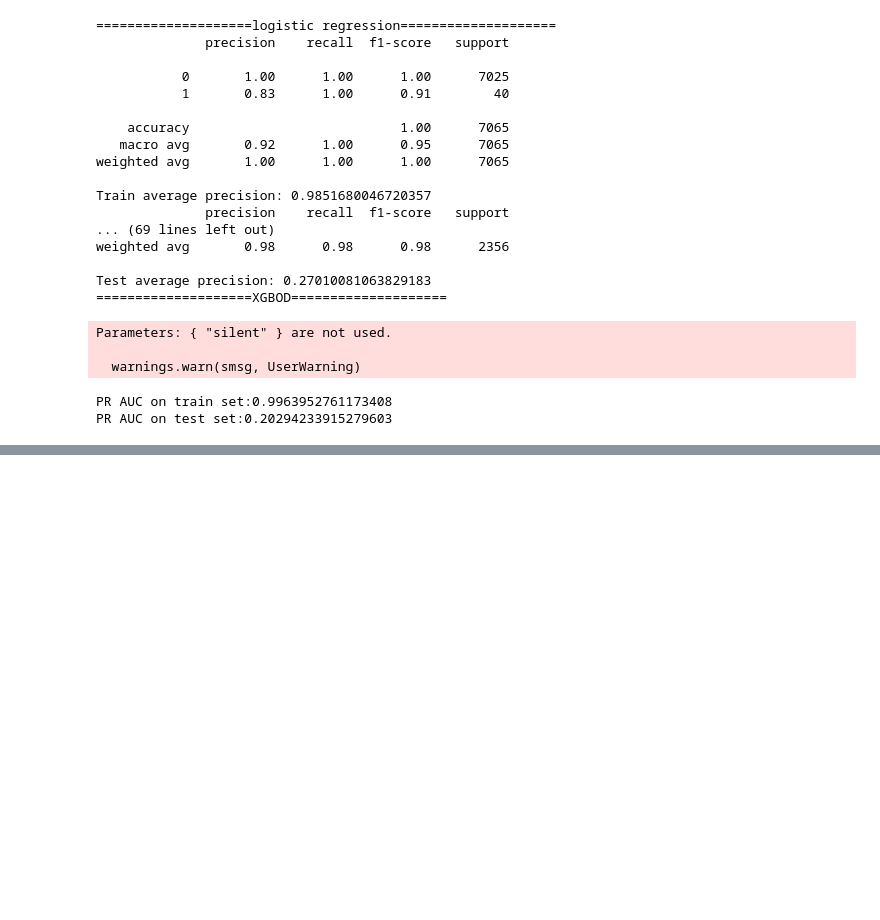
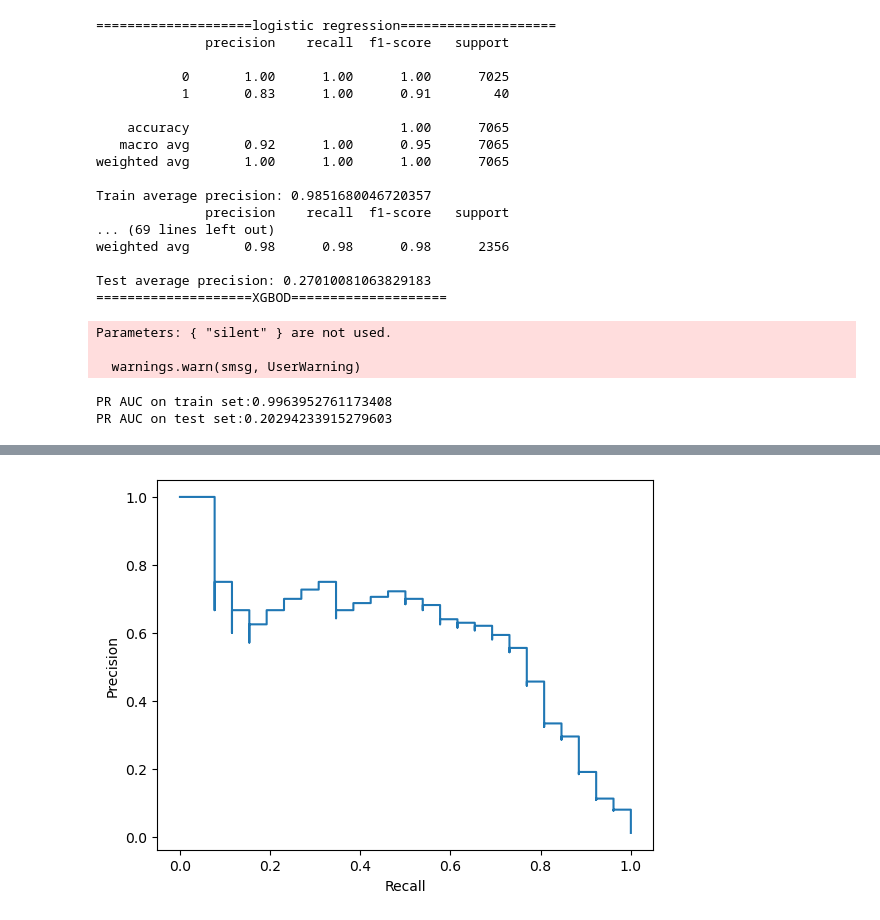
Before and after one commit to milanmarks/stat222proj, a Jupyter notebook: code/7.models.ipynb, the cells around one changed output, grey strips where cells are left out. Saved outputs shown, nothing was run; the diff lists cells and outputs as text; code cells hidden in the pictures; blank space fills up the shorter version.

```diff
--- a/code/7.models.ipynb
+++ b/code/7.models.ipynb
@@ -248,0 +293,4 @@ PR AUC on test set:0.20294233915279603
+# %%
+clf = load("../res/numlsa.joblib")
+# %%
+y_pred = clf.decision_function(X_numlsa_test)
@@ -248,0 +321,15 @@ PR AUC on test set:0.20294233915279603
+# %%
+import matplotlib.pyplot as plt
+from sklearn.datasets import make_classification
+from sklearn.metrics import (precision_recall_curve,
+                             PrecisionRecallDisplay)
+from sklearn.model_selection import train_test_split
+from sklearn.svm import SVC
+
+
+precision, recall, _ = precision_recall_curve(y_test, y_pred)
+disp = PrecisionRecallDisplay(precision=precision, recall=recall)
+disp.plot()
+plt.show()
+# %% [output]
+[figure, added]
```
Also changed, not shown: parts of 19 cells of this notebook, 1 other file.
